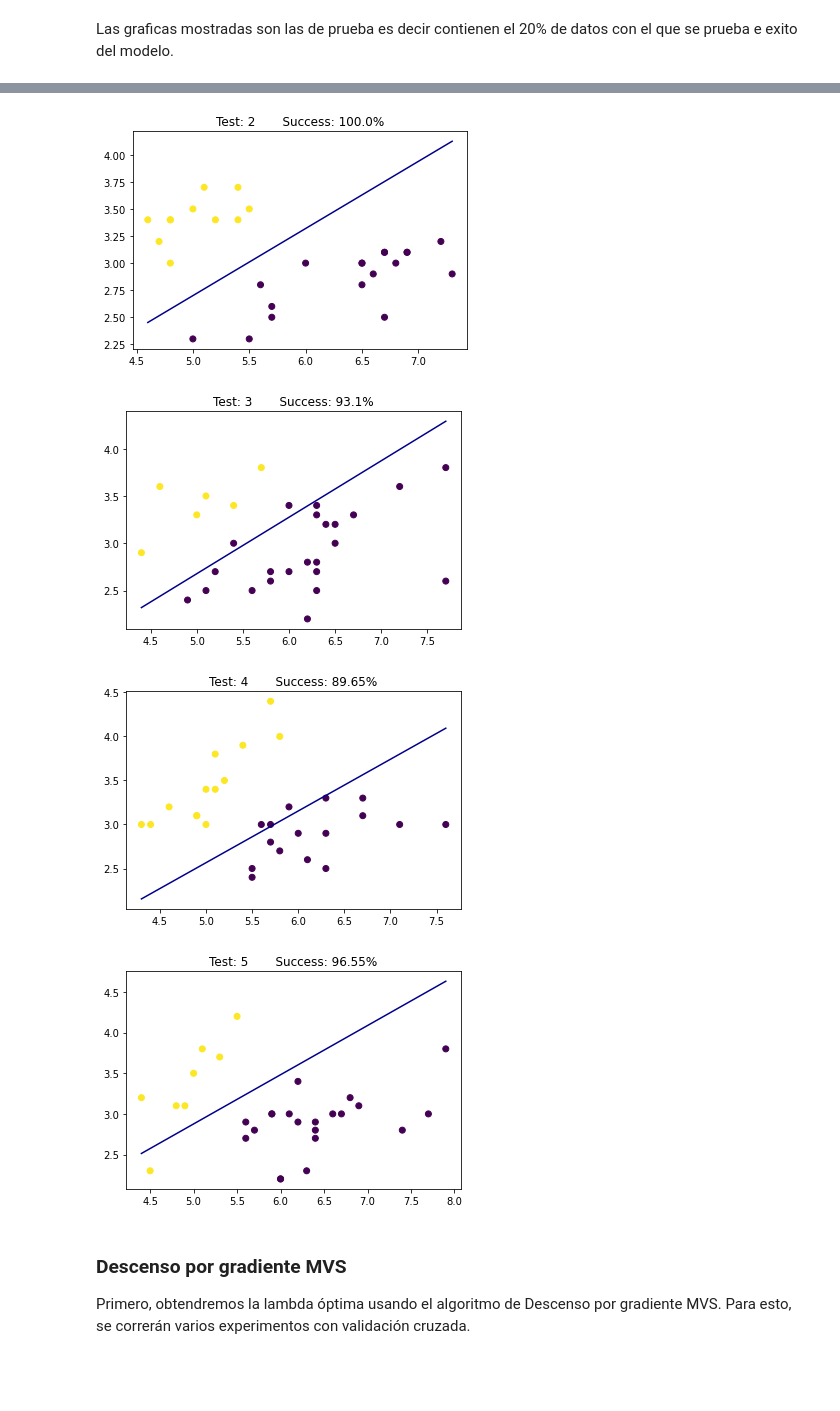
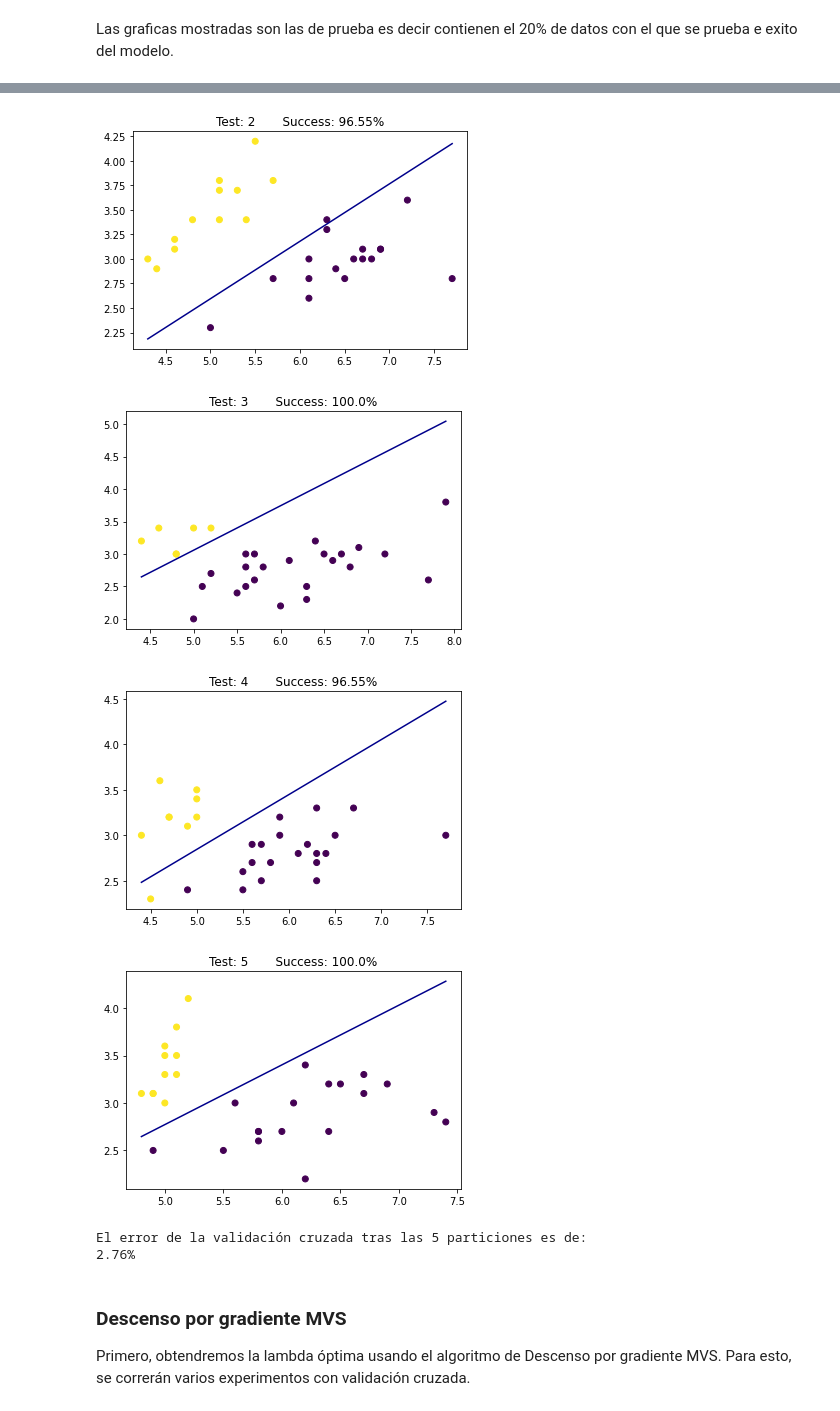
Before and after one commit to romanAVJ/MachineLearningHomeworks, a Jupyter notebook: homework2/hw2.ipynb, the cells around one changed output, grey strips where cells are left out. Cells and saved outputs as stored; diff of their text form; code cells hidden in the pictures; blank space fills up the shorter version.

```diff
--- a/homework2/hw2.ipynb
+++ b/homework2/hw2.ipynb
@@ -209,6 +213,7 @@ Las graficas mostradas son las de prueba es decir contienen el 20% de datos con
 # %%
 # set seed to get always same values
 np.random.seed(1)
+vc = 0
 
 # test data
 for i in range(5):
@@ -241,4 +246,10 @@ for i in range(5):
     ax.set_title("Test: " + str(i+1) + "       Success: " + str(success) + "%")
     ax.plot(t, -(th1[tries][0] * t + th0[tries]) / th1[tries][1], color='darkblue')
     plt.show()
+
+    vc += success
+
+vc = 100-vc/5
+vc = int(vc*100)/100
+print("\nEl error de la validación cruzada tras las 5 particiones es de:\n"+ str(vc) + "%")
 # %% [output]
@@ -246,7 +257,9 @@ for i in range(5):
-[figure, old version]
+[figure, new version]
-[figure, old version]
+[figure, new version]
-[figure, old version]
+[figure, new version]
-[figure, old version]
+[figure, new version]
+El error de la validación cruzada tras las 5 particiones es de:
+2.76%
 # %% [markdown]
 ### Descenso por gradiente MVS
 Primero, obtendremos la lambda óptima usando el algoritmo de Descenso por gradiente MVS. Para esto, se correrán varios experimentos con validación cruzada.
```
Also changed, not shown: parts of 5 cells of this notebook.
